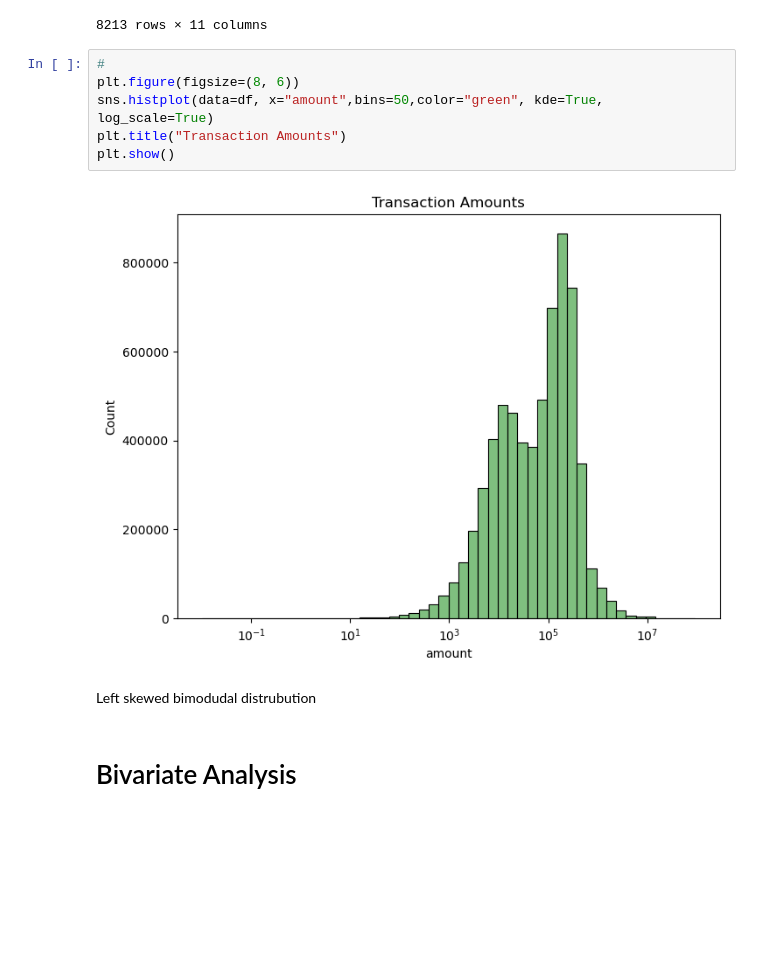
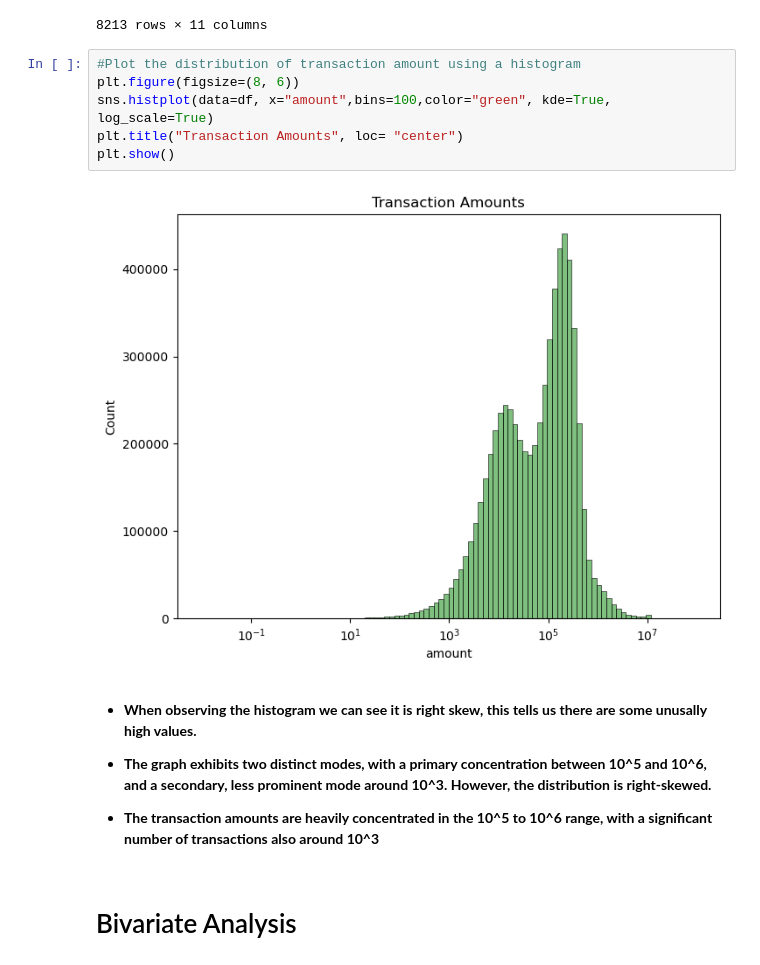
Before and after one commit to MaimunaBawa/Phase2TLAB1, a Jupyter notebook: EDA-1.ipynb, the cells around one changed output. Saved outputs shown, nothing was run; the diff lists cells and outputs as text; blank space fills up the shorter version.

```diff
--- a/EDA-1.ipynb
+++ b/EDA-1.ipynb
@@ -186,14 +187,18 @@ Fraud_df
 | 6362619 | 743 | CASH_OUT | 850002.52 | C1280323807 | 850002.52 | 0.0 | C873221189 | 6510099.11 | ... |
 8213 rows × 11 columns
 # %%
-#
+#Plot the distribution of transaction amount using a histogram
 plt.figure(figsize=(8, 6))
-sns.histplot(data=df, x="amount",bins=50,color="green", kde=True, log_scale=True)
-plt.title("Transaction Amounts")
+sns.histplot(data=df, x="amount",bins=100,color="green", kde=True, log_scale=True)
+plt.title("Transaction Amounts", loc= "center")
 plt.show()
 # %% [output]
-[figure, old version]
+[figure, new version]
-# %% [markdown]
-Left skewed bimodudal distrubution
+# %% [markdown]
+* **When observing the histogram we can see it is right skew, this tells us there are some unusally high values.**
+
+* **The graph exhibits two distinct modes, with a primary concentration between 10^5 and 10^6, and a secondary, less prominent mode around 10^3. However, the distribution is right-skewed.**
+
+* **The transaction amounts are heavily concentrated in the 10^5 to 10^6 range, with a significant number of transactions also around 10^3**
 # %% [markdown]
 # Bivariate Analysis
```
Also changed, not shown: parts of 13 cells of this notebook, 1 other file.
